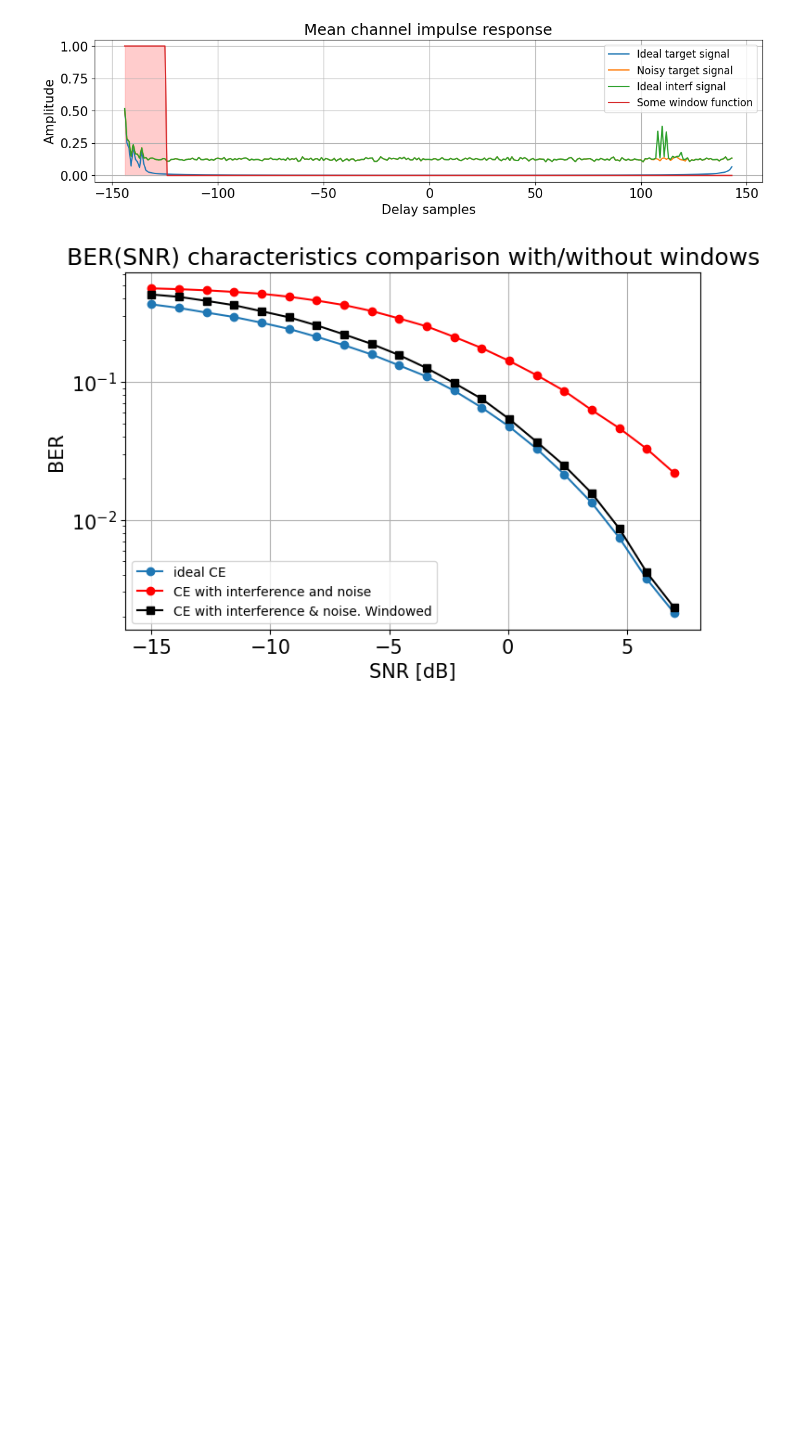
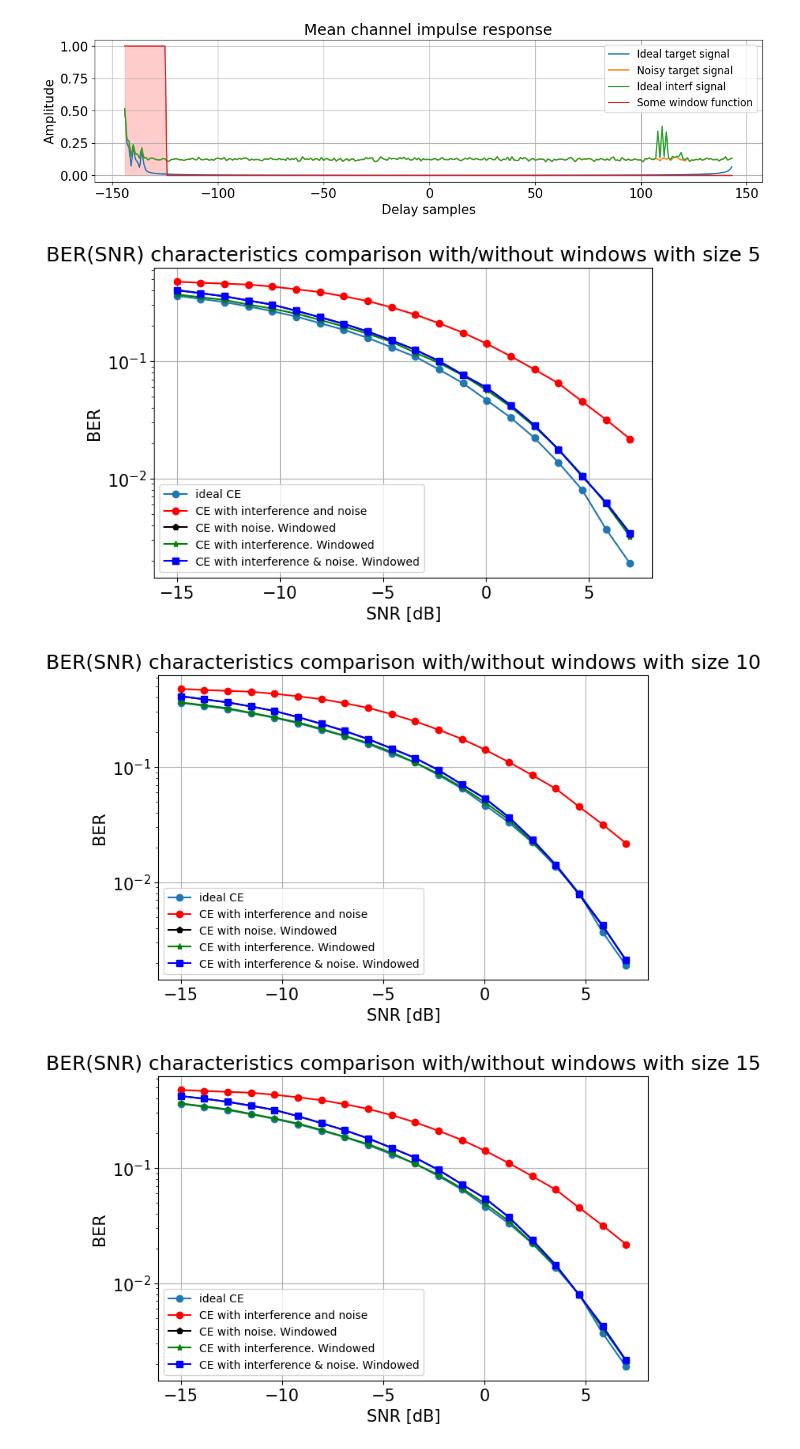
Before and after one commit to Aleksey2509/9_semester_programming, a Jupyter notebook: mimo/first_hw/hw1.ipynb, the cells around one changed output. Cells and saved outputs as stored; diff of their text form; code cells hidden in the pictures; blank space fills up the shorter version.

```diff
--- a/mimo/first_hw/hw1.ipynb
+++ b/mimo/first_hw/hw1.ipynb
@@ -1365,30 +1455,58 @@ def window_filter(H_est, window):
     # ---------------------------------------------------------------------------------------
 
     return H_filtered
-# %%
-# Simulations with window filter
-# ---------------------------------------------------------------------------------------
-# Your code here
-window = np.zeros(srs_subcarriers.shape)
-window_size = 20
-window_start = int(srs_subcarriers.shape[0] / 2)
-window[window_start:window_start + window_size] = 1
-ber_interf_noise_window =  send_experiment_with_channel_approx(snr_range, "svd", window, True, True)
-# ---------------------------------------------------------------------------------------
 # %%
-# plot results (example)
-plt.figure(figsize = (8,5))
-plt.plot(snr_range, ber_ideal[0], 'o-', label = 'ideal CE')
-plt.plot(snr_range, ber_interf_noise[0], 'o-', label = 'CE with interference and noise', color = 'red')
-plt.plot(snr_range, ber_interf_noise_window[0], 's-',color = 'black', label = 'CE with interference & noise. Windowed')
+import multiprocessing
+
+# Simulations with window filter
+# ---------------------------------------------------------------------------------------
+# Your code here
+for window_size in range(5, 30, 5):
+    window = np.zeros(srs_subcarriers.shape)
+    window_start = int(srs_subcarriers.shape[0] / 2)
+    window[window_start:window_start + window_size] = 1
+
+    arguments = [(snr_range, "svd", window, True, False),
+                 (snr_range, "svd", window, False, True),
+                 (snr_range, "svd", window, True, True)]
+
+    ber_noisy_window = None
+    ber_interf_window = None
+    ber_interf_noise_window = None
+
+    with multiprocessing.Pool() as pool:
+        for result in pool.starmap(send_experiment_with_channel_approx, arguments):
+            if (ber_noisy_window is None):
+                ber_noisy_window = result
+            elif (ber_interf_window is None):
+                ber_interf_window = result
+            else:
+                ber_interf_noise_window = result
+    # ber_noisy_window =  send_experiment_with_channel_approx(snr_range, "svd",
+    #                         window, noise_uplink_flag=True, interfere_flag=False)
+    # ber_interf_window =  send_experiment_with_channel_approx(snr_range, "svd",
+    #                         window, noise_uplink_flag=False, interfere_flag=True)
+    # ber_interf_noise_window = send_experiment_with_channel_approx(snr_range, "svd",
+    #                         window, noise_uplink_flag=True, interfere_flag=True)
+
+    plt.figure(figsize = (8,5))
+    plt.plot(snr_range, ber_ideal[0], 'o-', label = 'ideal CE')
+    plt.plot(snr_range, ber_interf_noise[0], 'o-', label = 'CE with interference and noise', color = 'red')
+    plt.plot(snr_range, ber_noisy_window[0], 'p-',color = 'black', label = 'CE with noise. Windowed')
+    plt.plot(snr_range, ber_interf_window[0], '*-',color = 'green', label = 'CE with interference. Windowed')
+    plt.plot(snr_range, ber_interf_noise_window[0], 's-',color = 'blue', label = 'CE with interference & noise. Windowed')
 
 
-plt.yscale('log')
-plt.grid()
-plt.xlabel('SNR [dB]')
-plt.ylabel('BER')
-plt.title('BER(SNR) characteristics comparison with/without windows')
-plt.legend(fontsize = 10, loc = 'lower left')
-plt.show()
+    plt.yscale('log')
+    plt.grid()
+    plt.xlabel('SNR [dB]')
+    plt.ylabel('BER')
+    plt.title(f'BER(SNR) characteristics comparison with/without windows with size {window_size}')
+    plt.legend(fontsize = 10, loc = 'lower left')
+    plt.show()
+
+# ---------------------------------------------------------------------------------------
 # %% [output]
-[figure, old version]
+[figure, new version]
+[figure, added]
+[figure, added]
```
Also changed, not shown: parts of 18 cells of this notebook.
